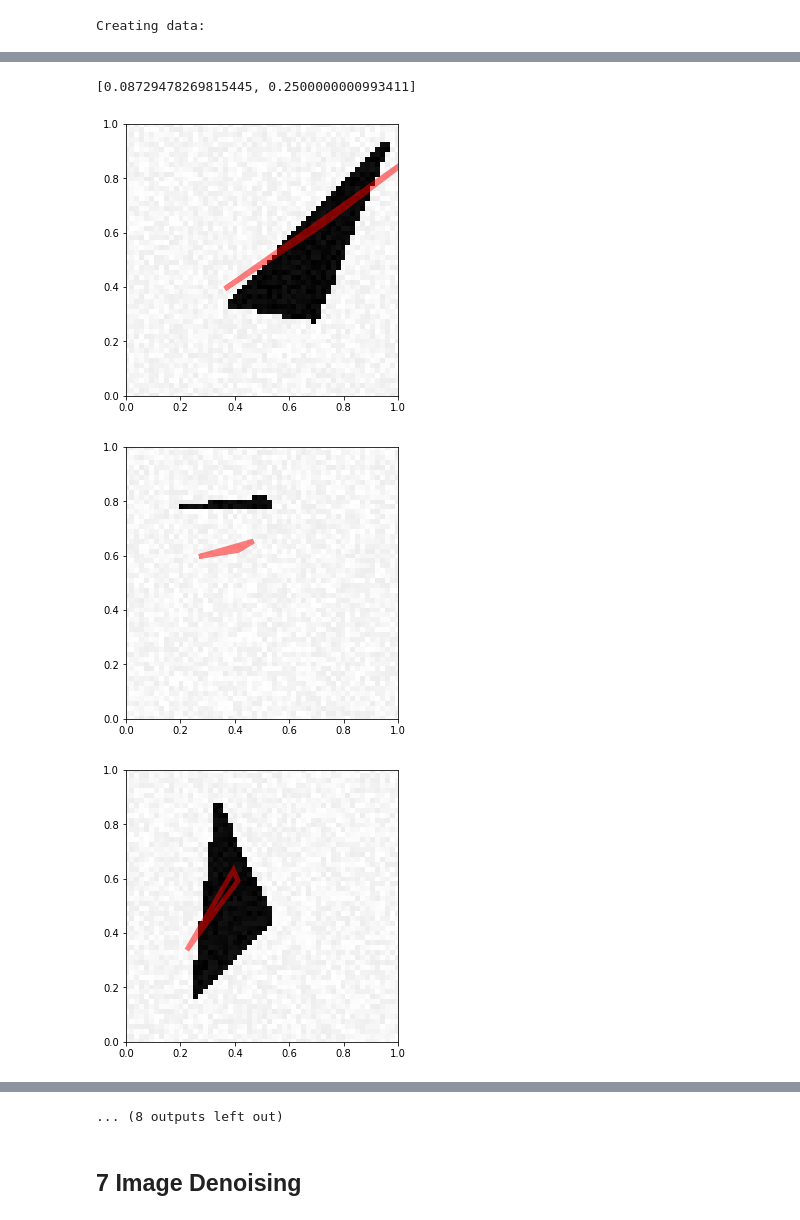
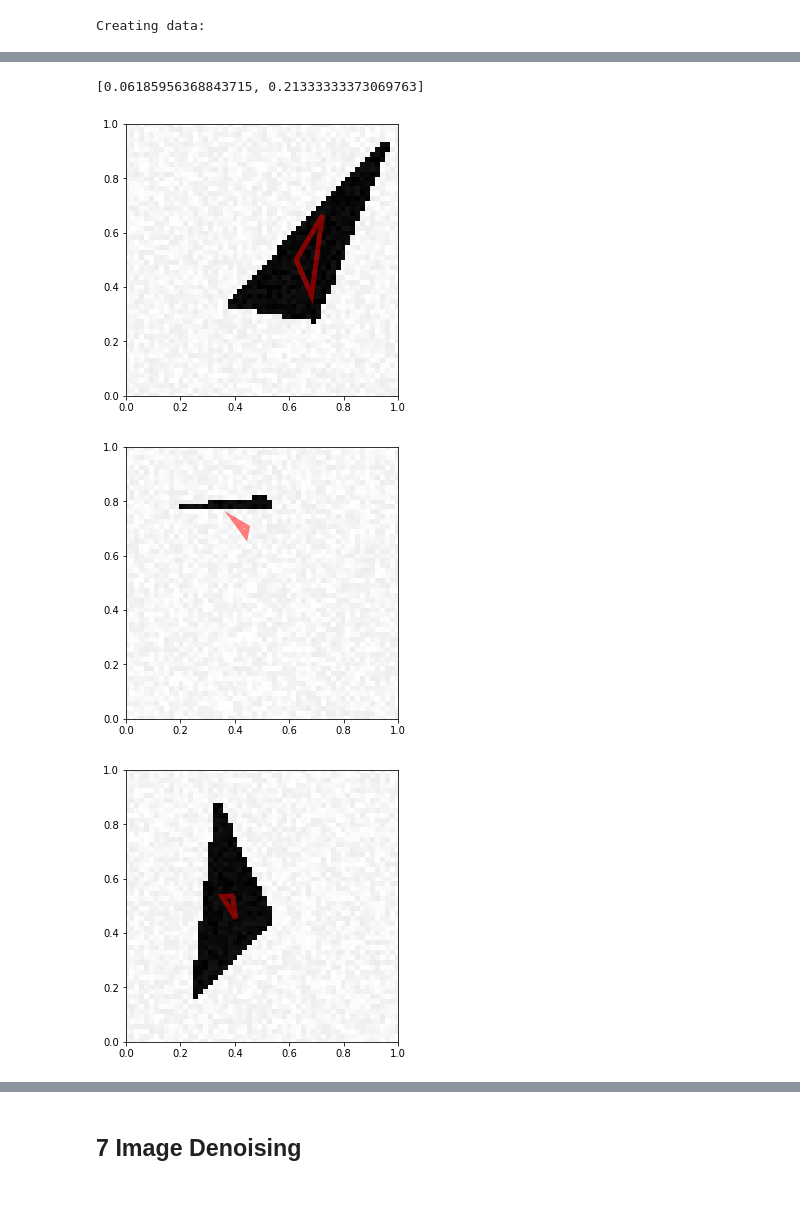
Before and after one commit to dadounhind/DL, a Jupyter notebook: MVA-MP1_hind_dadoun.ipynb, the cells around one changed output, grey strips where cells are left out. Saved outputs shown, nothing was run; the diff lists cells and outputs as text; code cells hidden in the pictures.

```diff
--- a/MVA-MP1_hind_dadoun.ipynb
+++ b/MVA-MP1_hind_dadoun.ipynb
@@ -439,8 +427,8 @@ Creating data:
 # %%
 X_train_b = X_train_b.reshape(X_train_b.shape[0], 72, 72, 1)
-X_train_b = X_train_b.astype('float32')
+# X_train_b = X_train_b.astype('float32')
 X_test_b = X_test_b.reshape(X_test_b.shape[0], 72, 72, 1)
-X_test_b = X_test_b.astype('float32')
+# X_test_b = X_test_b.astype('float32')
 # %%
 from keras import optimizers
 
@@ -451,29 +439,19 @@ model3.add(Conv2D(32, (5,5), activation="relu", padding="same"))
 model3.add(MaxPooling2D(pool_size=(2,2), padding="same"))
 model3.add(Flatten())
 model3.add(Dense(256, activation='relu'))
+model3.add(Dropout(0.5))
 model3.add(Dense(256, activation='relu'))
+model3.add(Dropout(0.5))
+model3.add(Dropout(0.5))
+
+
 model3.add(Dense(128, activation='relu'))
 model3.add(Dense(6))
-
-
-# model3 = Sequential()
-# model3.add(Conv2D(16,(5,5), activation='relu', input_shape=(72,72,1))) #filters
-# model3.add(MaxPooling2D(pool_size=(2,2))) #pooling layer
-# model3.add(Conv2D(32,(5,5), activation='relu')) #filters
-# model3.add(MaxPooling2D(pool_size=(2,2))) #pooling layer
-# model3.add(Conv2D(64,(5,5), activation='relu')) #filters
-# model3.add(MaxPooling2D(pool_size=(2,2))) #pooling layer
-# model3.add(Flatten())
-# model3.add(Dense(64))
-# model3.add(Activation('relu'))
-# model3.add(Dropout(0.5))
-# model3.add(Dense(6))
-
 
 checkpoint =keras.callbacks.ModelCheckpoint('model-{epoch:03d}.h5', verbose=1, monitor='val_loss',save_best_only=True, mode='auto')
 
 model3.compile(optimizer='adam', loss='mean_squared_error', metrics=['accuracy'])
-model3.fit(X_train_b, Y_train_b, batch_size = 32, epochs = 20,shuffle=True, validation_split = 0.3,callbacks=[checkpoint])
+model3.fit(X_train_b, Y_train_b, batch_size = 8, epochs = 20,shuffle=True, validation_data =(X_test_b,Y_test_b),callbacks=[checkpoint])
 
 score3 = model3.evaluate(X_test_b, Y_test_b);
 # %% [output]
@@ -497,12 +475,12 @@ Epoch 00020: val_loss did not improve from 0.06001
 # %%
 print(score3)
 # %% [output]
-[0.08729478269815445, 0.2500000000993411]
+[0.06185956368843715, 0.21333333373069763]
 # %%
 pred=model3.predict(X_test_b)
-for i in range(20):
+for i in range(5):
     visualize_prediction(X_test_b[i], pred[i])
 # %% [output]
-[figure, old version]
+[figure, new version]
-[figure, old version]
+[figure, new version]
-[figure, old version]
+[figure, new version]
@@ -518,4 +489,3 @@ for i in range(20):
-... (8 outputs left out)
 # %% [markdown]
 ## 7 Image Denoising
 # %%
```
Also changed, not shown: parts of 16 cells of this notebook.
